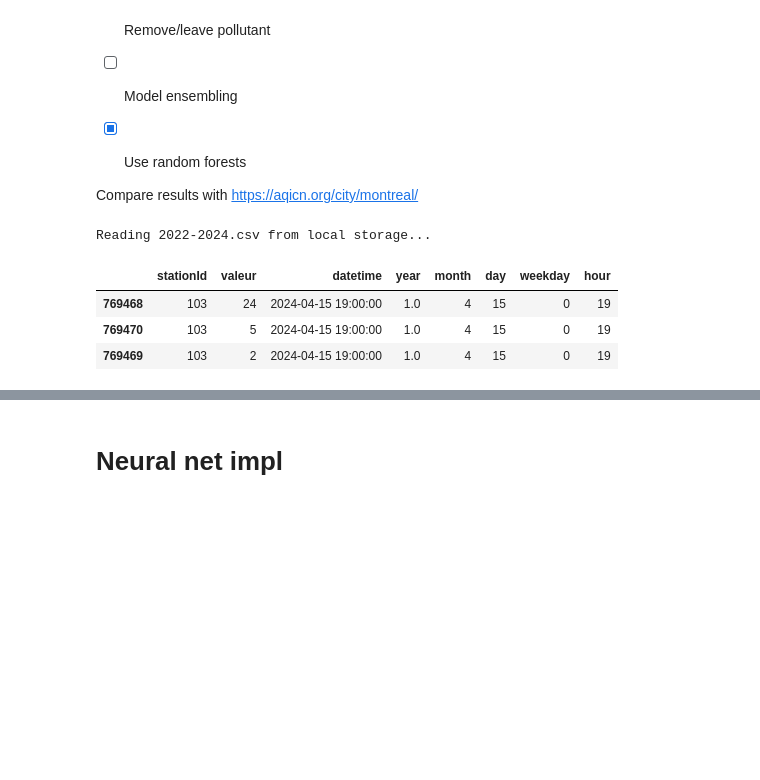
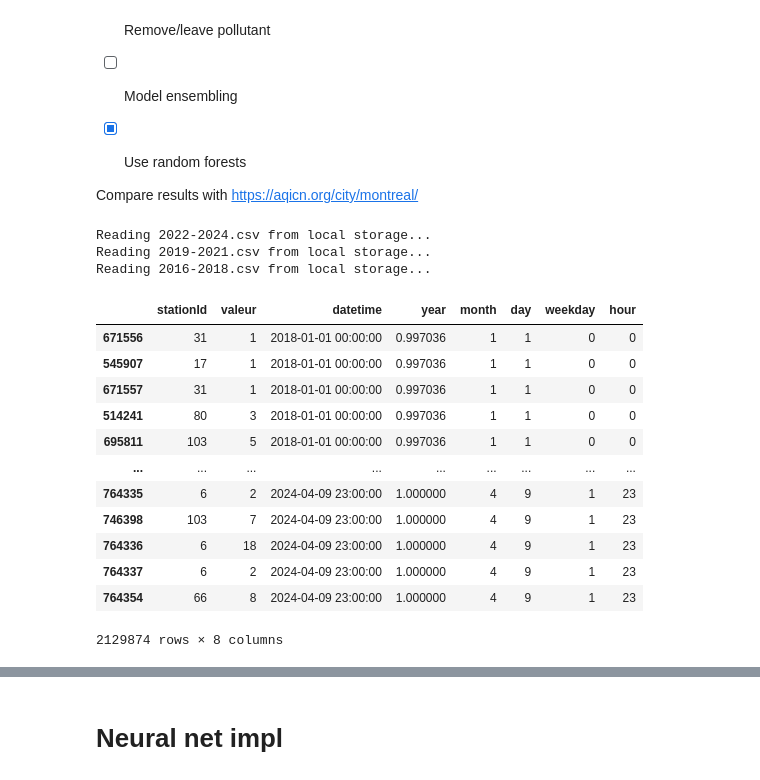
Before and after one commit to Magellol/montreal-aqi-predictions, a Jupyter notebook: index.ipynb, the cells around one changed output, grey strips where cells are left out. Saved outputs shown, nothing was run; the diff lists cells and outputs as text; code cells hidden in the pictures; blank space fills up the shorter version.

```diff
--- a/index.ipynb
+++ b/index.ipynb
@@ -6,6 +6,7 @@ import matplotlib.pyplot as plt
 
 # When the data analysis should stop
 LAST_DAY = pd.Timestamp("2024-04-10")
+FIRST_DAY = pd.Timestamp("2018-01-01")
 # %%
 def get_csv(url, local_filename):
     if not os.path.exists(local_filename):
@@ -61,9 +71,11 @@ temp_df
 Compare results with https://aqicn.org/city/montreal/
 # %%
 df1 = get_csv('https://donnees.montreal.ca/dataset/547b8052-1710-4d69-8760-beaa3aa35ec6/resource/0c325562-e742-4e8e-8c36-971f3c9e58cd/download/rsqa-indice-qualite-air-2022-2024.csv', '2022-2024.csv')
-# df2 = get_csv('https://donnees.montreal.ca/dataset/547b8052-1710-4d69-8760-beaa3aa35ec6/resource/e43dc1d6-fbdd-49c3-a79f-83f63404c281/download/rsqa-indice-qualite-air-2019-2021.csv', '2019-2021.csv')
-# df3 = get_csv("https://donnees.montreal.ca/dataset/547b8052-1710-4d69-8760-beaa3aa35ec6/resource/93a3a88e-97ab-4ab1-813f-5419a1dd330d/download/rsqa-indice-qualite-air-2016-2018.csv", "2016-2018.csv")
+df2 = get_csv('https://donnees.montreal.ca/dataset/547b8052-1710-4d69-8760-beaa3aa35ec6/resource/e43dc1d6-fbdd-49c3-a79f-83f63404c281/download/rsqa-indice-qualite-air-2019-2021.csv', '2019-2021.csv')
+df3 = get_csv("https://donnees.montreal.ca/dataset/547b8052-1710-4d69-8760-beaa3aa35ec6/resource/93a3a88e-97ab-4ab1-813f-5419a1dd330d/download/rsqa-indice-qualite-air-2016-2018.csv", "2016-2018.csv")
 # df4 = get_csv("https://donnees.montreal.ca/dataset/547b8052-1710-4d69-8760-beaa3aa35ec6/resource/02cfaf0c-3b46-4dac-bf66-acd2ff47361a/download/rsqa-indice-qualite-air-2013-2015.csv", "2013-2015.csv")
 # df5 = get_csv("https://donnees.montreal.ca/dataset/547b8052-1710-4d69-8760-beaa3aa35ec6/resource/6e59c6e9-749b-4237-9c45-5c627be2b7ad/download/rsqa-indice-qualite-air-2010-2012.csv", "2010-2012.csv")
 # %% [output]
 Reading 2022-2024.csv from local storage...
+Reading 2019-2021.csv from local storage...
+Reading 2016-2018.csv from local storage...
@@ -73,26 +82,40 @@ df = df1
 # %%
+df = pd.concat([df1, df2, df3])
 df['datetime'] = pd.to_datetime(df['date'] + ' ' + df['heure'].astype(str) + ':00:00',
+
                                 format = '%Y-%m-%d %H:%M:%S',
                                 errors = 'coerce')
 df.drop(["heure", "polluant", "date"], axis=1, inplace=True)
 df.sort_values("datetime", inplace=True)
 
 df['year'] = df['datetime'].dt.year
 
 # Year has a bigger number range than the rest so we divide it up by its maximum
 df['year'] = df['year'] / df['year'].max()
 df['month'] = df['datetime'].dt.month
 df['day'] = df['datetime'].dt.day
 df['weekday'] = df['datetime'].dt.weekday
 df['hour'] = df['datetime'].dt.hour
 
 # Taking a sample of data for a given datetime and station id
-df[(df["stationId"] == 103) & (df["datetime"] == "2024-04-15 19:00:00")]
+# df[(df["stationId"] == 103) & (df["datetime"] == "2024-04-15 19:00:00")]
+
+df = df[(df['datetime'] >= FIRST_DAY) & (df['datetime'] < LAST_DAY)]
+df
 # %% [output]
 |  | stationId | valeur | datetime | year | month | day | weekday | hour |
-| 769468 | 103 | 24 | 2024-04-15 19:00:00 | 1.0 | 4 | 15 | 0 | 19 |
-| 769470 | 103 | 5 | 2024-04-15 19:00:00 | 1.0 | 4 | 15 | 0 | 19 |
-| 769469 | 103 | 2 | 2024-04-15 19:00:00 | 1.0 | 4 | 15 | 0 | 19 |
+| 671556 | 31 | 1 | 2018-01-01 00:00:00 | 0.997036 | 1 | 1 | 0 | 0 |
+| 545907 | 17 | 1 | 2018-01-01 00:00:00 | 0.997036 | 1 | 1 | 0 | 0 |
+| 671557 | 31 | 1 | 2018-01-01 00:00:00 | 0.997036 | 1 | 1 | 0 | 0 |
+| 514241 | 80 | 3 | 2018-01-01 00:00:00 | 0.997036 | 1 | 1 | 0 | 0 |
+| 695811 | 103 | 5 | 2018-01-01 00:00:00 | 0.997036 | 1 | 1 | 0 | 0 |
+| ... | ... | ... | ... | ... | ... | ... | ... | ... |
+| 764335 | 6 | 2 | 2024-04-09 23:00:00 | 1.000000 | 4 | 9 | 1 | 23 |
+| 746398 | 103 | 7 | 2024-04-09 23:00:00 | 1.000000 | 4 | 9 | 1 | 23 |
+| 764336 | 6 | 18 | 2024-04-09 23:00:00 | 1.000000 | 4 | 9 | 1 | 23 |
+| 764337 | 6 | 2 | 2024-04-09 23:00:00 | 1.000000 | 4 | 9 | 1 | 23 |
+| 764354 | 66 | 8 | 2024-04-09 23:00:00 | 1.000000 | 4 | 9 | 1 | 23 |
+2129874 rows × 8 columns
 # %%
 # the data contains measurements across various stations (spread over the MTL territory).
 # We can take the maximum measurement for a given station for a given datetime (regardless of the pollutant).
```
Also changed, not shown: parts of 14 cells of this notebook.
